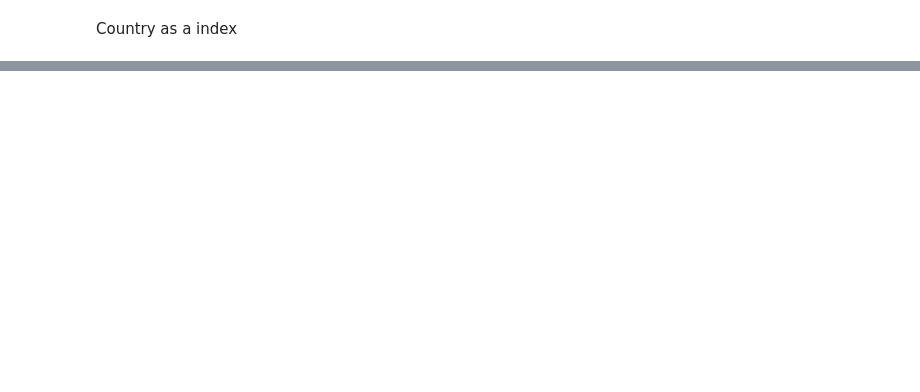
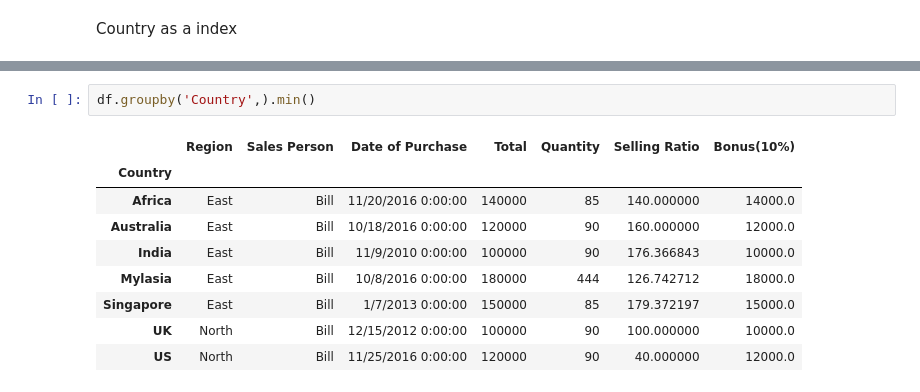
Before and after one commit to Gokulvasan-V/pandas, a Jupyter notebook: Guvi_pandas_2.ipynb, the cells around one changed output, grey strips where cells are left out. Cells and saved outputs as stored; diff of their text form; blank space fills up the shorter version.

```diff
--- a/Guvi_pandas_2.ipynb
+++ b/Guvi_pandas_2.ipynb
@@ -258,0 +289,12 @@ df_1.loc['India']
+# %%
+df.groupby('Country',).min()
+# %% [output]
+|  | Region | Sales Person | Date of Purchase | Total | Quantity | Selling Ratio | Bonus(10%) |
+| Country |  |  |  |  |  |  |  |
+| Africa | East | Bill | 11/20/2016 0:00:00 | 140000 | 85 | 140.000000 | 14000.0 |
+| Australia | East | Bill | 10/18/2016 0:00:00 | 120000 | 90 | 160.000000 | 12000.0 |
+| India | East | Bill | 11/9/2010 0:00:00 | 100000 | 90 | 176.366843 | 10000.0 |
+| Mylasia | East | Bill | 10/8/2016 0:00:00 | 180000 | 444 | 126.742712 | 18000.0 |
+| Singapore | East | Bill | 1/7/2013 0:00:00 | 150000 | 85 | 179.372197 | 15000.0 |
+| UK | North | Bill | 12/15/2012 0:00:00 | 100000 | 90 | 100.000000 | 10000.0 |
+| US | North | Bill | 11/25/2016 0:00:00 | 120000 | 90 | 40.000000 | 12000.0 |
```
Also changed, not shown: parts of 18 cells of this notebook.
